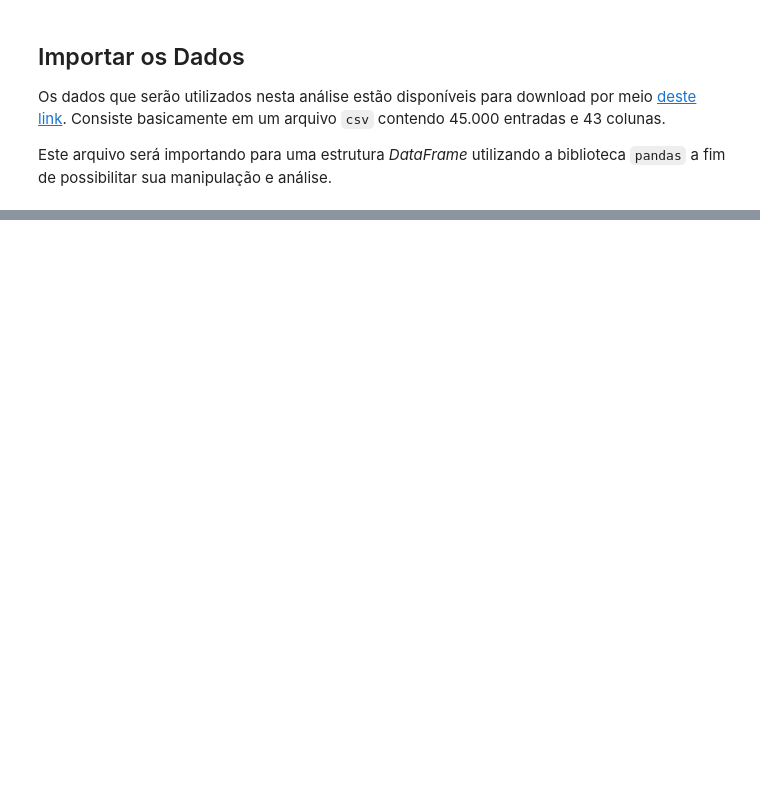
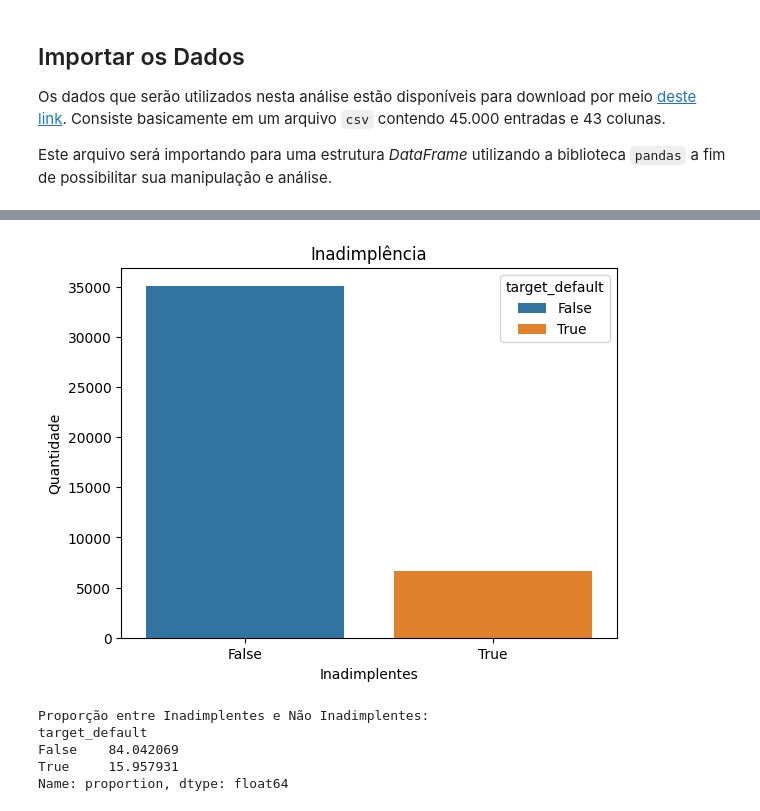
Before and after one commit to gabriel-cm-saldanha/credit-risk-analysis, a Jupyter notebook: Avaliação_de_Risco_de_Crédito.ipynb, the cells around one changed output, grey strips where cells are left out. Saved outputs shown, nothing was run; the diff lists cells and outputs as text; code cells hidden in the pictures; blank space fills up the shorter version.

```diff
--- a/Avaliação_de_Risco_de_Crédito.ipynb
+++ b/Avaliação_de_Risco_de_Crédito.ipynb
@@ -58,0 +63,2 @@ Este arquivo será importando para uma estrutura *DataFrame* utilizando a biblio
+# %%
+df = pd.read_csv("http://dl.dropboxusercontent.com/s/xn2a4kzf0zer0xu/acquisition_train.csv?dl=0")
@@ -58,0 +182,18 @@ Este arquivo será importando para uma estrutura *DataFrame* utilizando a biblio
+# %%
+fig, ax = plt.subplots()
+sns.countplot(data=df, x='target_default', ax=ax, hue='target_default')
+ax.set_title('Distribuição da variável alvo')
+ax.set_title('Inadimplência')
+ax.set_xlabel('Inadimplentes')
+ax.set_ylabel('Quantidade')
+plt.show()
+
+print('Proporção entre Inadimplentes e Não Inadimplentes:')
+print(df['target_default'].value_counts(normalize=True)*100)
+# %% [output]
+[figure, added]
+Proporção entre Inadimplentes e Não Inadimplentes:
+target_default
+False    84.042069
+True     15.957931
+Name: proportion, dtype: float64
```
Also changed, not shown: parts of 30 cells of this notebook.
